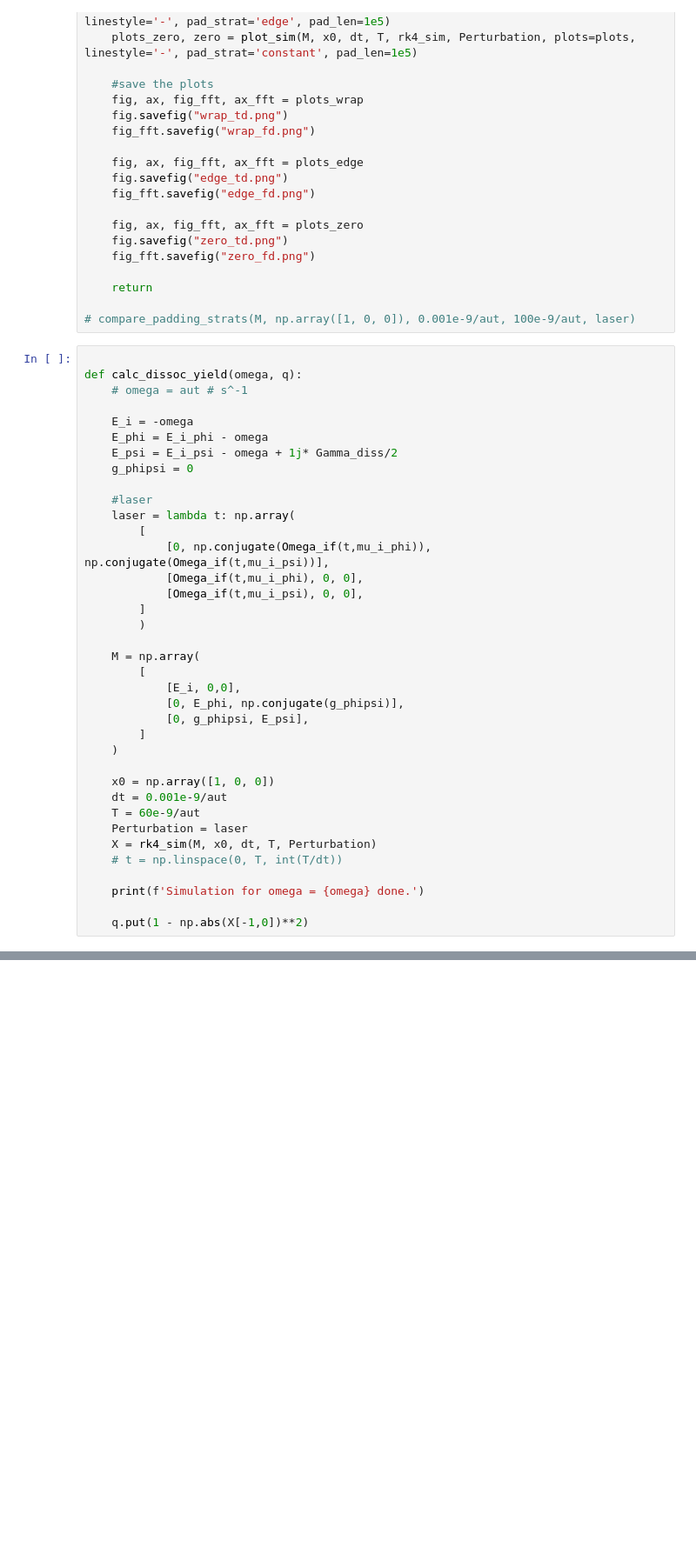
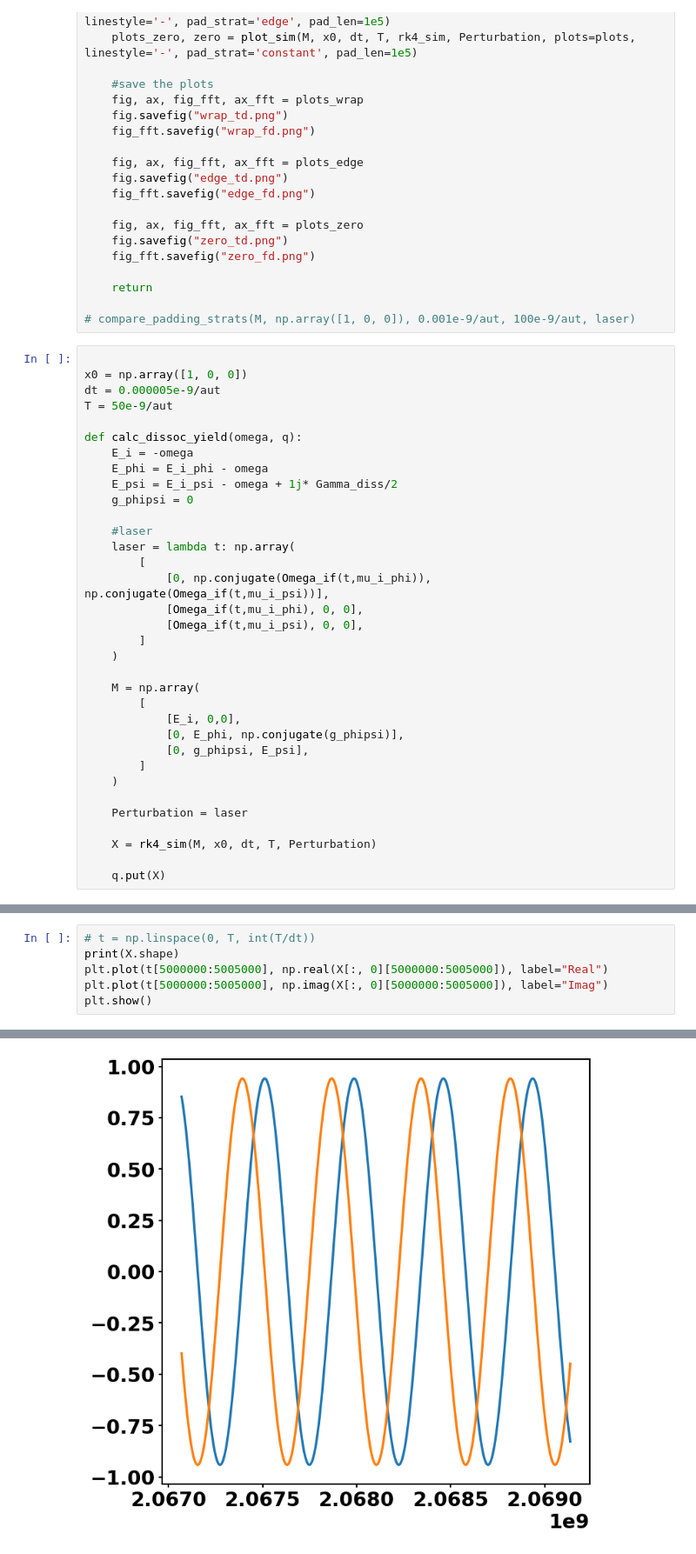
Before and after one commit to rzumbrunn/PCV_project, a Jupyter notebook: task3/task5.ipynb, the cells around one changed output, grey strips where cells are left out. Shown: that part at 87% size. Saved outputs shown, nothing was run; the diff lists cells and outputs as text; blank space fills up the shorter version.

```diff
--- a/task3/task5.ipynb
+++ b/task3/task5.ipynb
@@ -197,9 +205,11 @@ def compare_padding_strats(M,x0,dt,T, Perturbation=None):
 # compare_padding_strats(M, np.array([1, 0, 0]), 0.001e-9/aut, 100e-9/aut, laser)
 # %%
 
+x0 = np.array([1, 0, 0])
+dt = 0.000005e-9/aut
+T = 50e-9/aut
+
 def calc_dissoc_yield(omega, q):
-    # omega = aut # s^-1
-
     E_i = -omega
     E_phi = E_i_phi - omega
     E_psi = E_i_psi - omega + 1j* Gamma_diss/2
@@ -212,7 +222,7 @@ def calc_dissoc_yield(omega, q):
             [Omega_if(t,mu_i_phi), 0, 0],
             [Omega_if(t,mu_i_psi), 0, 0],
         ]
-        )
+    )
 
     M = np.array(
         [
@@ -222,15 +232,10 @@ def calc_dissoc_yield(omega, q):
         ]
     )
 
-    x0 = np.array([1, 0, 0])
-    dt = 0.001e-9/aut
-    T = 60e-9/aut
     Perturbation = laser
+
     X = rk4_sim(M, x0, dt, T, Perturbation)
-    # t = np.linspace(0, T, int(T/dt))
 
-    print(f'Simulation for omega = {omega} done.')
-
-    q.put(1 - np.abs(X[-1,0])**2)
+    q.put(X)
 # %%
 from multiprocessing import Process, Queue
@@ -291,0 +304,7 @@ Simulation for omega = 2.4188843265857e-17 done.
+# %%
+# t = np.linspace(0, T, int(T/dt))
+print(X.shape)
+plt.plot(t[5000000:5005000], np.real(X[:, 0][5000000:5005000]), label="Real")
+plt.plot(t[5000000:5005000], np.imag(X[:, 0][5000000:5005000]), label="Imag")
+plt.show()
+# %% [output]
@@ -292,2 +312,3 @@ Simulation for omega = 2.4188843265857e-17 done.
+[figure, added]
 # %%
 # Plot the results
```
Also changed, not shown: parts of 6 cells of this notebook, 1 other file.
